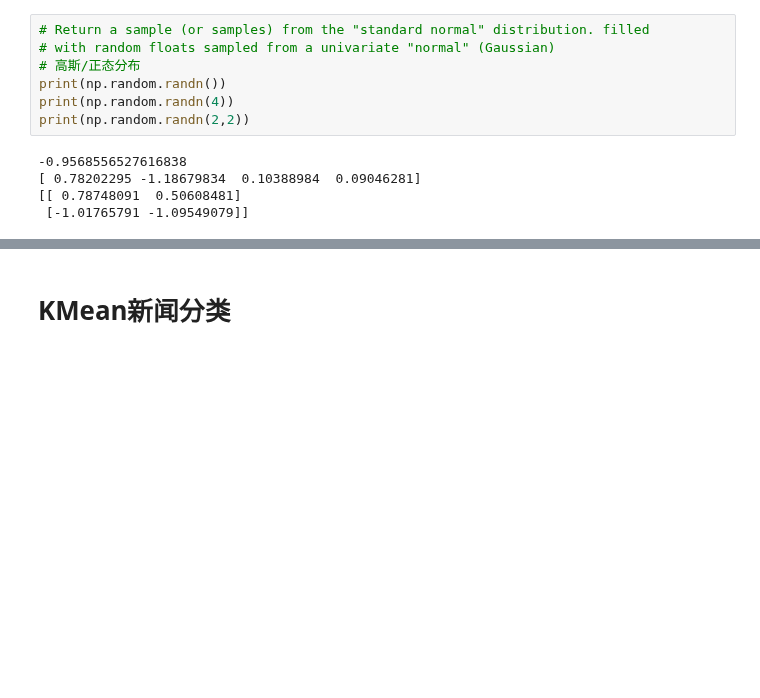
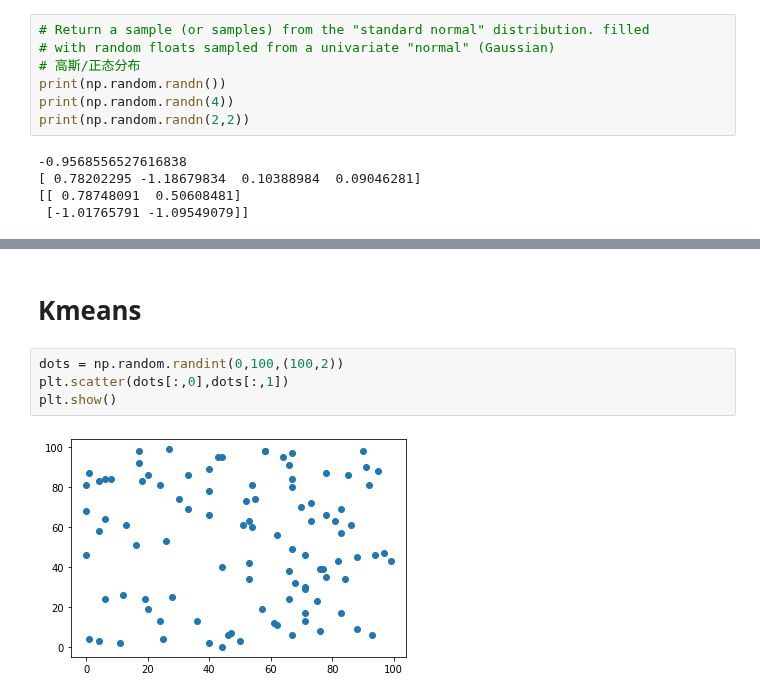
Before and after one commit to jh-lau/NLP, a Jupyter notebook: Artificial_Intelligence_for_NLP/Week_09_0831_kmeans_NN/recode.ipynb, the cells around one changed output, grey strips where cells are left out. Drawn from its saved outputs; the diff is of its cells as text; blank space fills up the shorter version.

```diff
--- a/Artificial_Intelligence_for_NLP/Week_09_0831_kmeans_NN/recode.ipynb
+++ b/Artificial_Intelligence_for_NLP/Week_09_0831_kmeans_NN/recode.ipynb
@@ -47,2 +59,8 @@ print(np.random.randn(2,2))
 # %% [markdown]
-# KMean新闻分类
+# Kmeans
+# %%
+dots = np.random.randint(0,100,(100,2))
+plt.scatter(dots[:,0],dots[:,1])
+plt.show()
+# %% [output]
+[figure, added]
```
Also changed, not shown: parts of 14 cells of this notebook, 1 other file.
